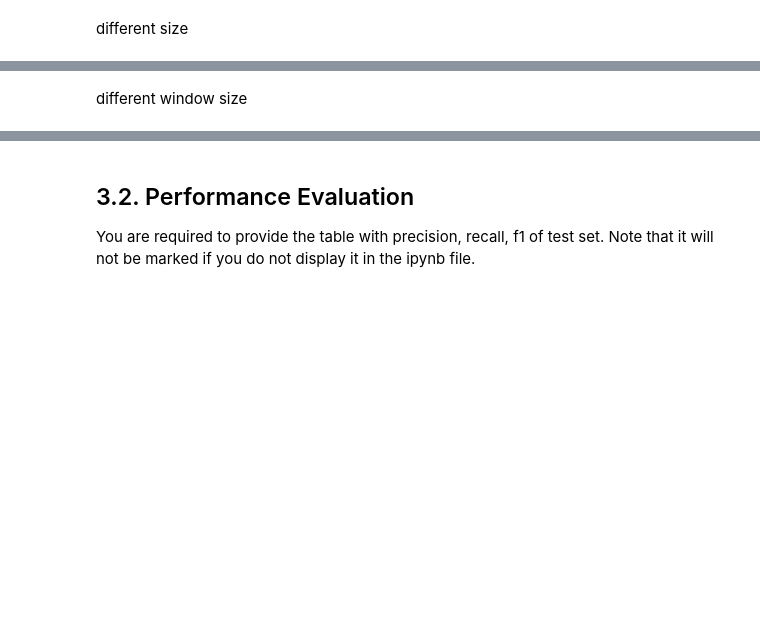
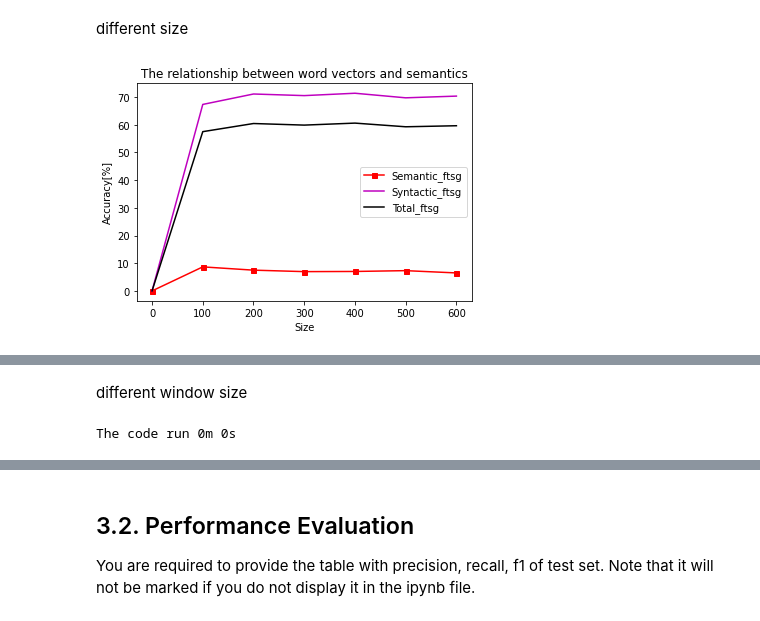
Before and after one commit to Alecia113/NLP-Emotional-analysis, a Jupyter notebook: Ass1.ipynb, the cells around one changed output, grey strips where cells are left out. Saved outputs shown, nothing was run; the diff lists cells and outputs as text; code cells hidden in the pictures; blank space fills up the shorter version.

```diff
--- a/Ass1.ipynb
+++ b/Ass1.ipynb
@@ -980,40 +1030,82 @@ l10, l11, l12 = appdd(Sem_wvcb,Syn_wvcb,Tot_wvcb)
 # %%
 import matplotlib.pyplot as plt
 #等差数列。
 x = [0,100,200,300,400,500,600]  #7
 ys1 = [Semantic for Semantic in l1]
 ys2 = [Syntactic for Syntactic in l2]
 ys3 = [Total for Total in l3]
 plt.plot(x,ys1,'rs-',markersize =5,label = 'Semantic_ftsg')
 plt.plot(x,ys2,'m-',markersize =5,label = 'Syntactic_ftsg')
 plt.plot(x,ys3,'k-',markersize =5,label = 'Total_ftsg')
-ys4 = [Semantic for Semantic in l4]
-ys5 = [Syntactic for Syntactic in l5]
-ys6 = [Total for Total in l6]
-plt.plot(x,ys4,'g-',markersize =5,label = 'Semantic_wvsg')
-plt.plot(x,ys5,'p-',markersize =5,label = 'Syntactic_wvsg')
-plt.plot(x,ys6,'y-',markersize =5,label = 'Total_wvsg')
+# ys4 = [Semantic for Semantic in l4]
+# ys5 = [Syntactic for Syntactic in l5]
+# ys6 = [Total for Total in l6]
+# plt.plot(x,ys4,'g-',markersize =5,label = 'Semantic_wvsg')
+# plt.plot(x,ys5,'p-',markersize =5,label = 'Syntactic_wvsg')
+# plt.plot(x,ys6,'y-',markersize =5,label = 'Total_wvsg')
 
-ys7= [Semantic for Semantic in l7]
-ys8 = [Syntactic for Syntactic in l8]
-ys9 = [Total for Total in l9]
-plt.plot(x,ys7,'o-',markersize =5,label = 'Semantic_ftcb')
-plt.plot(x,ys8,'b-',markersize =5,label = 'Syntactic_ftcb')
-plt.plot(x,ys9,'#FFB6C1',markersize =5,label = 'Total_ftcb')
+# ys7= [Semantic for Semantic in l7]
+# ys8 = [Syntactic for Syntactic in l8]
+# ys9 = [Total for Total in l9]
+# plt.plot(x,ys7,'o-',markersize =5,label = 'Semantic_ftcb')
+# plt.plot(x,ys8,'b-',markersize =5,label = 'Syntactic_ftcb')
+# plt.plot(x,ys9,'#FFB6C1',markersize =5,label = 'Total_ftcb')
 
-ys10 = [Semantic for Semantic in l10]
-ys11 = [Syntactic for Syntactic in l11]
-ys12 = [Total for Total in l12]
-plt.plot(x,ys10,'#B22222',markersize =5,label = 'Semantic_wvcb')
-plt.plot(x,ys11,'#00FF00',markersize =5,label = 'Syntactic_wvcb')
-plt.plot(x,ys12,'#0000CD',markersize =5,label = 'Total_wvcb')
+# ys10 = [Semantic for Semantic in l10]
+# ys11 = [Syntactic for Syntactic in l11]
+# ys12 = [Total for Total in l12]
+# plt.plot(x,ys10,'#B22222',markersize =5,label = 'Semantic_wvcb')
+# plt.plot(x,ys11,'#00FF00',markersize =5,label = 'Syntactic_wvcb')
+# plt.plot(x,ys12,'#0000CD',markersize =5,label = 'Total_wvcb')
 
+plt.xlabel('Size')
 plt.ylabel('Accuracy[%]')
 plt.title('The relationship between word vectors and semantics')
 plt.legend()
 plt.show()
+# %% [output]
+[figure, added]
 # %% [markdown]
 ![word vectors.png](embedded-picture-1)
 # %% [markdown]
 different window size
+# %%
+#Ft_sg
+'''
+第一个图：window = 10； size【0-600】（x） 把后三个准确率是y  【0，100,200,300,400,500,600]
+第二个图：size = 100 ； window【2-10】 [2.4.6,8,10]
+第三个图没get到。
+'''
+import time
+since = time.time()
+def win_change(name,sgn):
+  SIZE = 100 #x
+  MIN_COUNT = 5
+  WINDOW = [2,4,6,8,10]
+  Sem_win = []
+  Syn_win = []
+  Tot_win = []
+  for win in range(len(WINDOW)):
+    WINDOW1 = WINDOW[win]
+    test_win = name(sentences=sentences, size=SIZE, window=WINDOW1, min_count=MIN_COUNT, workers=2, sg=sgn)
+    test_win.wv.save_word2vec_format('test_win.txt', binary=False)
+    vectors_win="/content/test_win.txt"    #打开训练好的文件。vectors_file
+
+    W_test,vocab_test,W_test_norm = open_files(vectors_win)
+    Semantic_win, Syntactic_win, Total_win= show_answer(W_test_norm, vocab_test)
+    Sem_win.append(Semantic_win)
+    Syn_win.append(Syntactic_win)
+    Tot_win.append(Total_win)
+
+  return Sem_win, Syn_win, Tot_win
+
+
+# print(Sem_win_ftsg)
+# print(Syn_win_ftsg)
+# print(Tot_win_ftsg)
+time_elapsed = time.time() - since
+print('The code run {:.0f}m {:.0f}s'.format(time_elapsed // 60, time_elapsed % 60))
+#y=accuary
+# %% [output]
+The code run 0m 0s
 # %%
```
Also changed, not shown: parts of 20 cells of this notebook.
